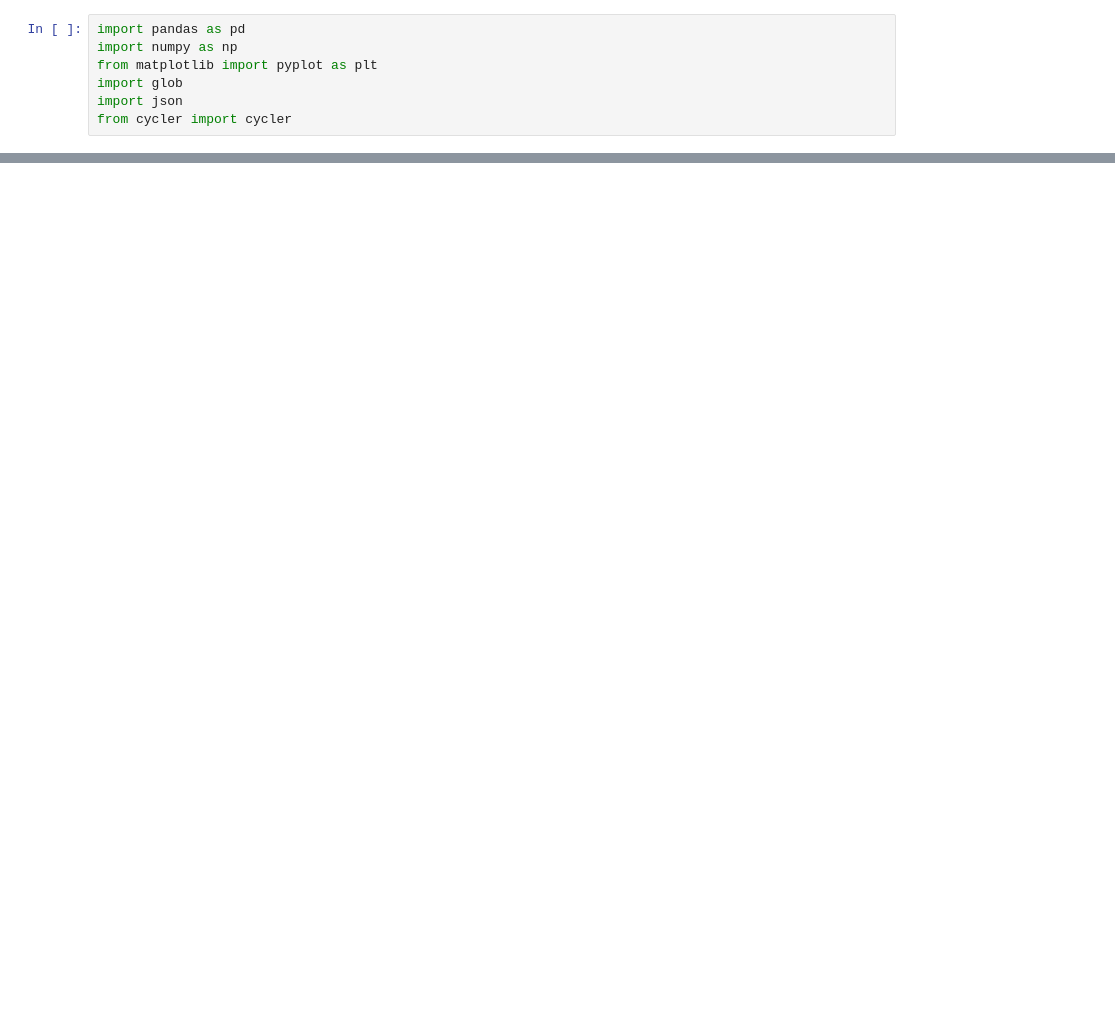
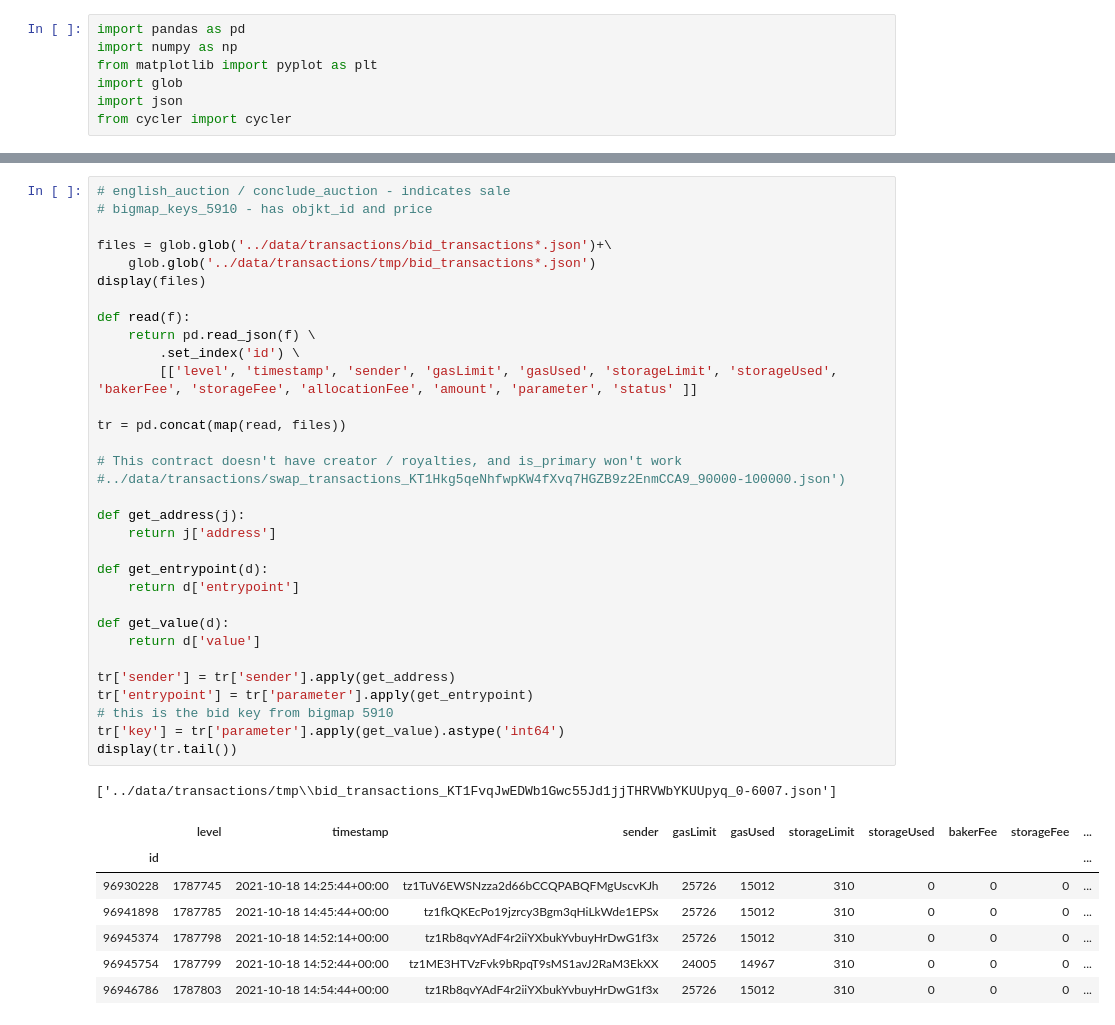
Before and after one commit to tgreiser/hen-utils, a Jupyter notebook: python/Objkt Volume.ipynb, the cells around one changed output, grey strips where cells are left out. Saved outputs shown, nothing was run; the diff lists cells and outputs as text; blank space fills up the shorter version.

```diff
--- a/python/Objkt Volume.ipynb
+++ b/python/Objkt Volume.ipynb
@@ -125,0 +124,41 @@ Freq: D, Name: objkt_com, Length: 98, dtype: float64
+# %%
+# english_auction / conclude_auction - indicates sale
+# bigmap_keys_5910 - has objkt_id and price
+
+files = glob.glob('../data/transactions/bid_transactions*.json')+\
+    glob.glob('../data/transactions/tmp/bid_transactions*.json')
+display(files)
+
+def read(f):
+    return pd.read_json(f) \
+        .set_index('id') \
+        [['level', 'timestamp', 'sender', 'gasLimit', 'gasUsed', 'storageLimit', 'storageUsed', 'bakerFee', 'storageFee', 'allocationFee', 'amount', 'parameter', 'status' ]]
+
+tr = pd.concat(map(read, files))
+
+# This contract doesn't have creator / royalties, and is_primary won't work
+#../data/transactions/swap_transactions_KT1Hkg5qeNhfwpKW4fXvq7HGZB9z2EnmCCA9_90000-100000.json')
+
+def get_address(j):
+    return j['address']
+
+def get_entrypoint(d):
+    return d['entrypoint']
+
+def get_value(d):
+    return d['value']
+
+tr['sender'] = tr['sender'].apply(get_address)
+tr['entrypoint'] = tr['parameter'].apply(get_entrypoint)
+# this is the bid key from bigmap 5910
+tr['key'] = tr['parameter'].apply(get_value).astype('int64')
+display(tr.tail())
+# %% [output]
+['../data/transactions/tmp\\bid_transactions_KT1FvqJwEDWb1Gwc55Jd1jjTHRVWbYKUUpyq_0-6007.json']
+|  | level | timestamp | sender | gasLimit | gasUsed | storageLimit | storageUsed | bakerFee | storageFee | ... |
+| id |  |  |  |  |  |  |  |  |  | ... |
+| 96930228 | 1787745 | 2021-10-18 14:25:44+00:00 | tz1TuV6EWSNzza2d66bCCQPABQFMgUscvKJh | 25726 | 15012 | 310 | 0 | 0 | 0 | ... |
+| 96941898 | 1787785 | 2021-10-18 14:45:44+00:00 | tz1fkQKEcPo19jzrcy3Bgm3qHiLkWde1EPSx | 25726 | 15012 | 310 | 0 | 0 | 0 | ... |
+| 96945374 | 1787798 | 2021-10-18 14:52:14+00:00 | tz1Rb8qvYAdF4r2iiYXbukYvbuyHrDwG1f3x | 25726 | 15012 | 310 | 0 | 0 | 0 | ... |
+| 96945754 | 1787799 | 2021-10-18 14:52:44+00:00 | tz1ME3HTVzFvk9bRpqT9sMS1avJ2RaM3EkXX | 24005 | 14967 | 310 | 0 | 0 | 0 | ... |
+| 96946786 | 1787803 | 2021-10-18 14:54:44+00:00 | tz1Rb8qvYAdF4r2iiYXbukYvbuyHrDwG1f3x | 25726 | 15012 | 310 | 0 | 0 | 0 | ... |
```
Also changed, not shown: parts of 7 cells of this notebook, 9 other files.
